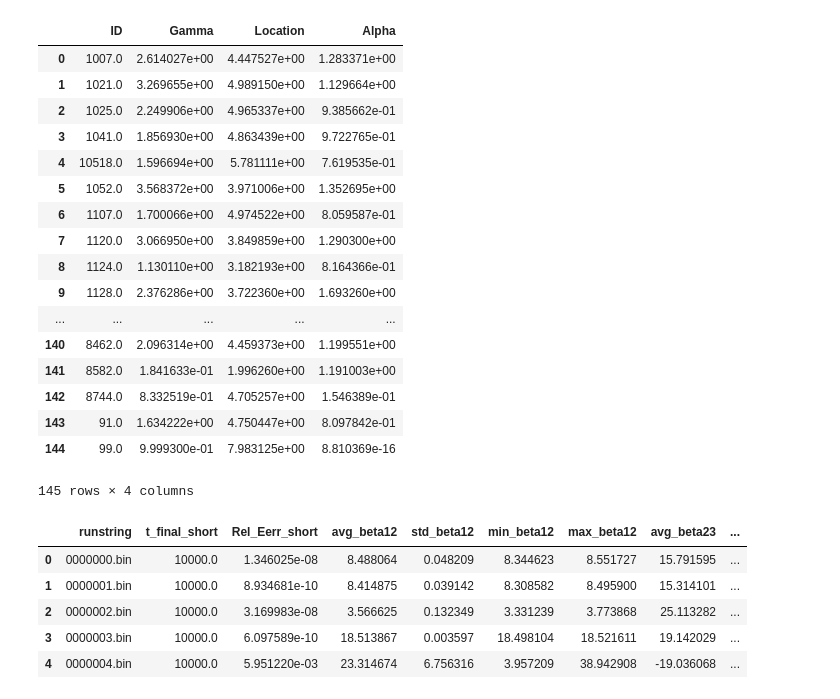
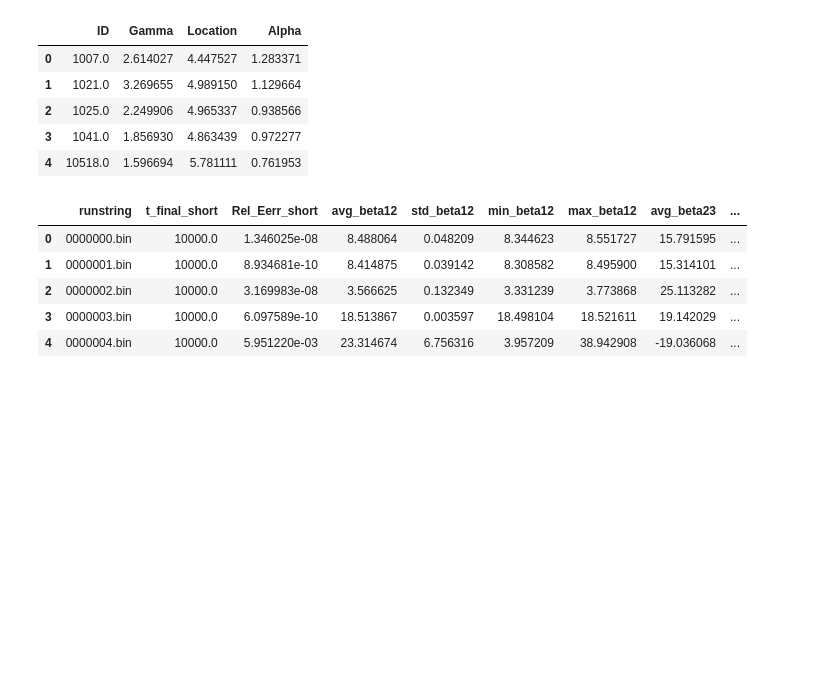
Before and after one commit to dtamayo/MLstability, a Jupyter notebook: Analysis/MCMC_Analysis/Clustering.ipynb, the cells around one changed output. Cells and saved outputs as stored; diff of their text form; code cells hidden in the pictures; blank space fills up the shorter version.

```diff
--- a/Analysis/MCMC_Analysis/Clustering.ipynb
+++ b/Analysis/MCMC_Analysis/Clustering.ipynb
@@ -11,26 +11,14 @@ sns.set_color_codes()
 # %%
 #load the parameters, and their short int feats?
 parameters = pd.read_csv("../../Figures/MCMCFigures/Weibull_Parameters_145.csv", index_col =0 )
-parameters
+parameters.head()
 # %% [output]
 |  | ID | Gamma | Location | Alpha |
-| 0 | 1007.0 | 2.614027e+00 | 4.447527e+00 | 1.283371e+00 |
-| 1 | 1021.0 | 3.269655e+00 | 4.989150e+00 | 1.129664e+00 |
-| 2 | 1025.0 | 2.249906e+00 | 4.965337e+00 | 9.385662e-01 |
-| 3 | 1041.0 | 1.856930e+00 | 4.863439e+00 | 9.722765e-01 |
-| 4 | 10518.0 | 1.596694e+00 | 5.781111e+00 | 7.619535e-01 |
-| 5 | 1052.0 | 3.568372e+00 | 3.971006e+00 | 1.352695e+00 |
-| 6 | 1107.0 | 1.700066e+00 | 4.974522e+00 | 8.059587e-01 |
-| 7 | 1120.0 | 3.066950e+00 | 3.849859e+00 | 1.290300e+00 |
-| 8 | 1124.0 | 1.130110e+00 | 3.182193e+00 | 8.164366e-01 |
-| 9 | 1128.0 | 2.376286e+00 | 3.722360e+00 | 1.693260e+00 |
-| ... | ... | ... | ... | ... |
-| 140 | 8462.0 | 2.096314e+00 | 4.459373e+00 | 1.199551e+00 |
-| 141 | 8582.0 | 1.841633e-01 | 1.996260e+00 | 1.191003e+00 |
-| 142 | 8744.0 | 8.332519e-01 | 4.705257e+00 | 1.546389e-01 |
-| 143 | 91.0 | 1.634222e+00 | 4.750447e+00 | 8.097842e-01 |
-| 144 | 99.0 | 9.999300e-01 | 7.983125e+00 | 8.810369e-16 |
+| 0 | 1007.0 | 2.614027 | 4.447527 | 1.283371 |
+| 1 | 1021.0 | 3.269655 | 4.989150 | 1.129664 |
+| 2 | 1025.0 | 2.249906 | 4.965337 | 0.938566 |
+| 3 | 1041.0 | 1.856930 | 4.863439 | 0.972277 |
+| 4 | 10518.0 | 1.596694 | 5.781111 | 0.761953 |
-145 rows × 4 columns
 # %%
 short_feats = pd.read_csv("../../csvs/BetaFeats/sifOrbsMore=10000.0Nout=100window=10.csv", index_col =0 )
 short_feats.head()
```
Also changed, not shown: parts of 32 cells of this notebook, 3 other files.
